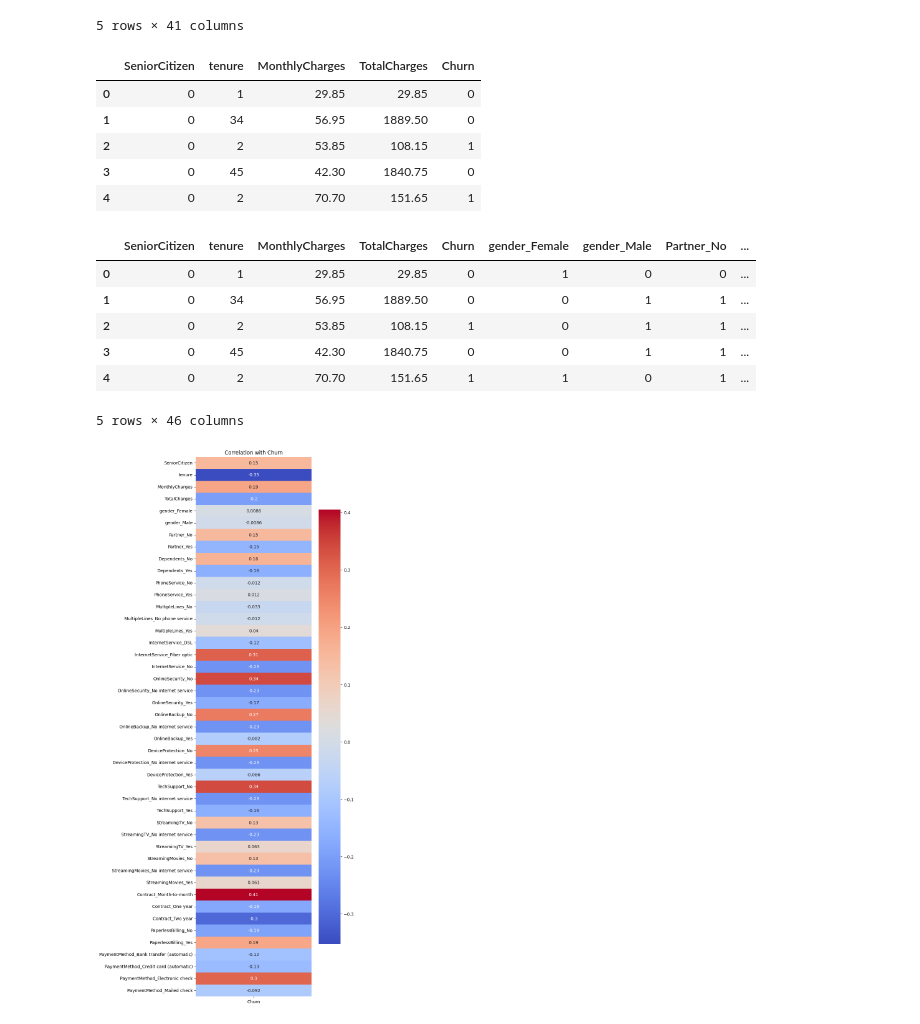
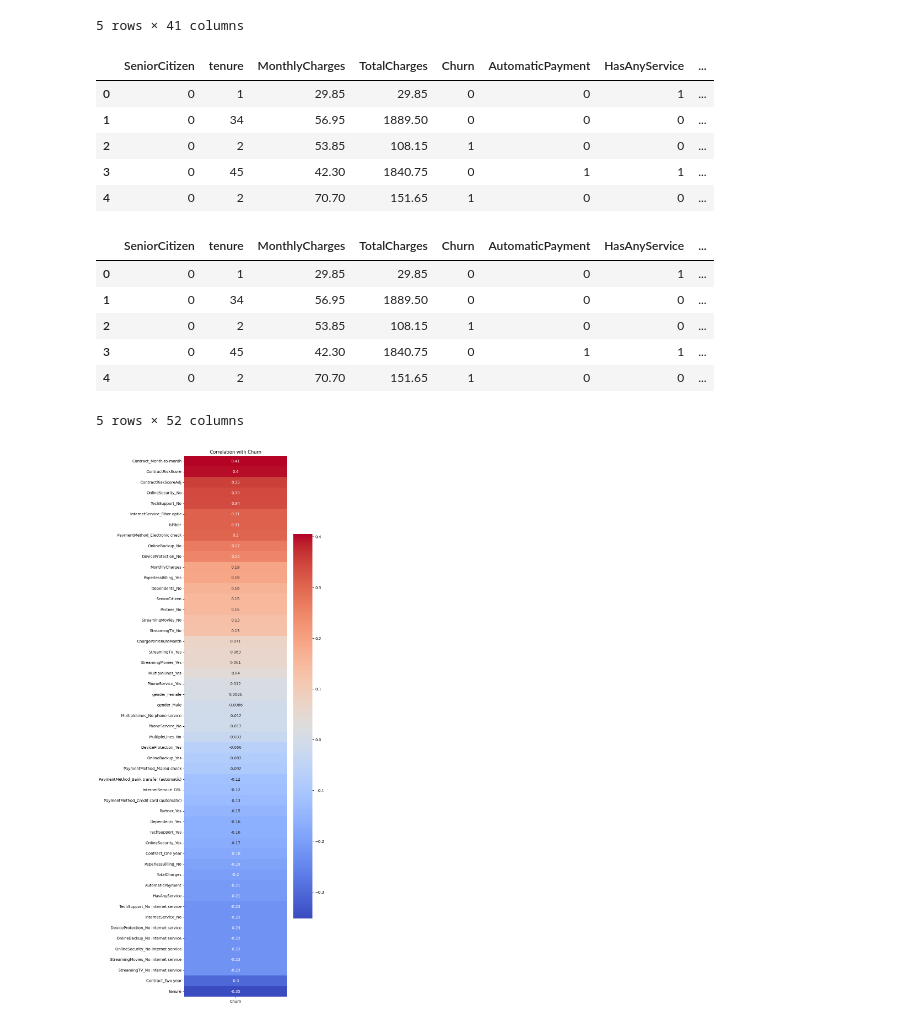
Before and after one commit to joosthof/Telco-Customer-Churn-Prediction, a Jupyter notebook: src/test.ipynb, the cells around one changed output. Cells and saved outputs as stored; diff of their text form; code cells hidden in the pictures.

```diff
--- a/src/test.ipynb
+++ b/src/test.ipynb
@@ -75,3 +85,25 @@ df.head()
 | 2 | Male | 0 | No | No | 2 | Yes | No | DSL | ... |
 | 3 | Male | 0 | No | No | 45 | No | No phone service | DSL | ... |
 | 4 | Female | 0 | No | No | 2 | Yes | No | Fiber optic | ... |
+# %%
+df['AutomaticPayment'] = np.where(df['PaymentMethod'].isin(['Bank transfer (automatic)', 'Credit card (automatic)']), 1, 0)
+df['HasAnyService'] = np.where((df['PhoneService'].isin(['No']) | df['InternetService'].isin(['No'])), 1, 0)
+df['IsFiber'] = np.where(df['InternetService'].isin(['Fiber optic']), 1, 0)
+df['ChargePerTenureMonth'] = df['TotalCharges'] / (df['tenure'] + 1)
+
+
+risk_map = {
+    'Month-to-month': 3,
+    'One year': 2,
+    'Two year': 1
+}
+
+df['ContractRiskScore'] = df['Contract'].map(risk_map)
+df['ContractRiskScoreAdj'] = df['ContractRiskScore'] / (df['tenure'] + 1)
+
+df['TenureGroups'] = pd.cut(
+    df['tenure'],
+    bins=[0, 6, 12, 24, 100],
+    labels=['New', 'Early', 'Established', 'Loyal'],
+    include_lowest=True
+)
@@ -111,33 +164,32 @@ cat_df_ohe.head()
 | 4 | 1 | 0 | 1 | 0 | 1 | 0 | 0 | ... |
 5 rows × 41 columns
 # %%
-df = df.drop(columns=df.select_dtypes('object').columns)
+df = df.drop(columns=df.select_dtypes(['object', 'category']).columns)
 df.head()
 # %% [output]
-|  | SeniorCitizen | tenure | MonthlyCharges | TotalCharges | Churn |
-| 0 | 0 | 1 | 29.85 | 29.85 | 0 |
-| 1 | 0 | 34 | 56.95 | 1889.50 | 0 |
-| 2 | 0 | 2 | 53.85 | 108.15 | 1 |
-| 3 | 0 | 45 | 42.30 | 1840.75 | 0 |
-| 4 | 0 | 2 | 70.70 | 151.65 | 1 |
+|  | SeniorCitizen | tenure | MonthlyCharges | TotalCharges | Churn | AutomaticPayment | HasAnyService | ... |
+| 0 | 0 | 1 | 29.85 | 29.85 | 0 | 0 | 1 | ... |
+| 1 | 0 | 34 | 56.95 | 1889.50 | 0 | 0 | 0 | ... |
+| 2 | 0 | 2 | 53.85 | 108.15 | 1 | 0 | 0 | ... |
+| 3 | 0 | 45 | 42.30 | 1840.75 | 0 | 1 | 1 | ... |
+| 4 | 0 | 2 | 70.70 | 151.65 | 1 | 0 | 0 | ... |
 # %%
 df = pd.concat([df, cat_df_ohe], axis=1)
 # %%
 df.head()
 # %% [output]
-|  | SeniorCitizen | tenure | MonthlyCharges | TotalCharges | Churn | gender_Female | gender_Male | Partner_No | ... |
-| 0 | 0 | 1 | 29.85 | 29.85 | 0 | 1 | 0 | 0 | ... |
-| 1 | 0 | 34 | 56.95 | 1889.50 | 0 | 0 | 1 | 1 | ... |
-| 2 | 0 | 2 | 53.85 | 108.15 | 1 | 0 | 1 | 1 | ... |
-| 3 | 0 | 45 | 42.30 | 1840.75 | 0 | 0 | 1 | 1 | ... |
-| 4 | 0 | 2 | 70.70 | 151.65 | 1 | 1 | 0 | 1 | ... |
+|  | SeniorCitizen | tenure | MonthlyCharges | TotalCharges | Churn | AutomaticPayment | HasAnyService | ... |
+| 0 | 0 | 1 | 29.85 | 29.85 | 0 | 0 | 1 | ... |
+| 1 | 0 | 34 | 56.95 | 1889.50 | 0 | 0 | 0 | ... |
+| 2 | 0 | 2 | 53.85 | 108.15 | 1 | 0 | 0 | ... |
+| 3 | 0 | 45 | 42.30 | 1840.75 | 0 | 1 | 1 | ... |
+| 4 | 0 | 2 | 70.70 | 151.65 | 1 | 0 | 0 | ... |
-5 rows × 46 columns
+5 rows × 52 columns
 # %%
-# Get correlation of all numeric columns with Churn
-corr_with_target = df.corr()['Churn'].drop('Churn').sort_values(ascending=True) # drop self-correlation
-plt.figure(figsize=(6, len(corr_with_target)/2))  # adjust height dynamically
+corr_with_target = df.corr()['Churn'].drop('Churn').sort_values(ascending=False)
+plt.figure(figsize=(6, len(corr_with_target)/2))
 sns.heatmap(corr_with_target.to_frame(), annot=True, cmap='coolwarm')
 plt.title('Correlation with Churn')
 plt.show()
 # %% [output]
-[figure, old version]
+[figure, new version]
```
Also changed, not shown: parts of 7 cells of this notebook.
